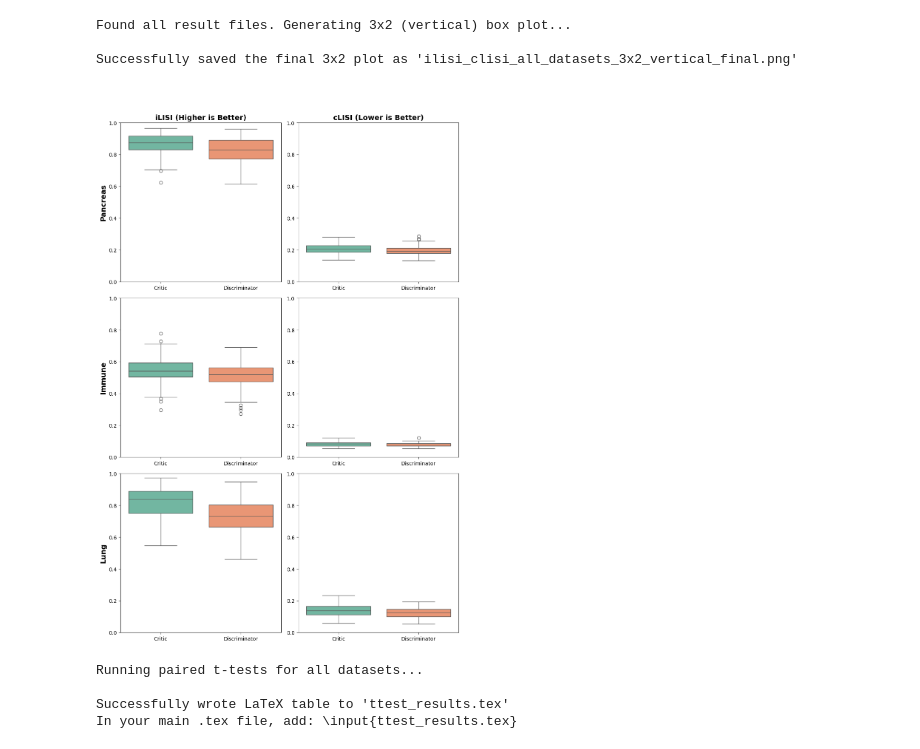
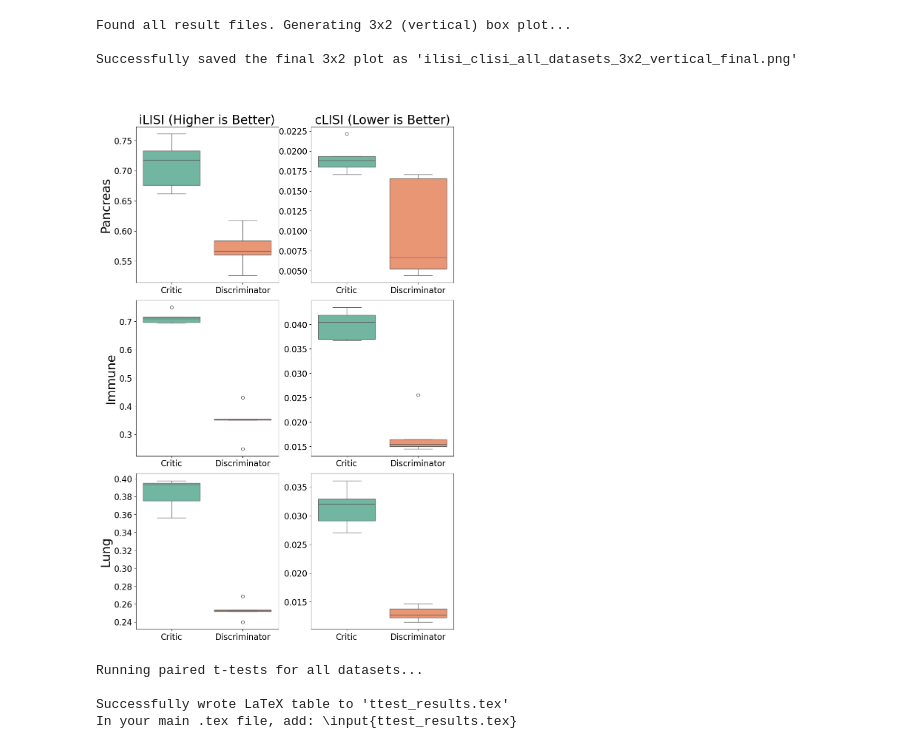
Before and after one commit to kreid415/wasserstein-critic-deconfounding, a Jupyter notebook: notebooks/results_figures.ipynb, the cells around one changed output. Cells and saved outputs as stored; diff of their text form; code cells hidden in the pictures.

Commit message:
Update plots

```diff
--- a/notebooks/results_figures.ipynb
+++ b/notebooks/results_figures.ipynb
@@ -25,7 +24,7 @@ import os
 # --- 1. Define Dataset Files ---
 results_dir = "results"
 dataset_files = {
-    "Pancreas": os.path.join(results_dir, "pancrease_binary_nested_cv_results.csv"),
+    "Pancreas": os.path.join(results_dir, "pancreas_binary_nested_cv_results.csv"),
     "Immune": os.path.join(results_dir, "immune_binary_nested_cv_results.csv"),
     "Lung": os.path.join(results_dir, "lung_binary_nested_cv_results.csv")
 }
@@ -88,17 +87,21 @@ else:
         )
 
         # --- 5. Customize Subplots ---
-        ax_ilisi.set_ylabel(title, fontsize=14, fontweight='bold')
+        ax_ilisi.set_ylabel(title, fontsize=24)
         ax_clisi.set_ylabel("")
 
         # Set Y-axis limits to (0, 1)
-        ax_ilisi.set_ylim(0.0, 1.0)
-        ax_clisi.set_ylim(0.0, 1.0)
+        # ax_ilisi.set_ylim(0.0, 1.0)
+        # ax_clisi.set_ylim(0.0, 0.05)
+
+        # increase tick label size
+        ax_ilisi.tick_params(axis='both', which='major', labelsize=16)
+        ax_clisi.tick_params(axis='both', which='major', labelsize=16)
 
         # Set titles for the top row
         if i == 0:
-            ax_ilisi.set_title("iLISI (Higher is Better)", fontsize=14, fontweight='bold')
-            ax_clisi.set_title("cLISI (Lower is Better)", fontsize=14, fontweight='bold')
+            ax_ilisi.set_title("iLISI (Higher is Better)", fontsize=24)
+            ax_clisi.set_title("cLISI (Lower is Better)", fontsize=24)
         else:
             ax_ilisi.set_title("")
             ax_clisi.set_title("")
@@ -109,34 +112,34 @@ else:
 
     # --- 6. Handle the Legend (CHANGED) ---
     # Get handles and labels from the first plot
     handles, labels = axes[0, 0].get_legend_handles_labels()
 
     # Add 'frameon=False' to remove the "strange square"
     fig.legend(handles, labels,
                loc='upper center',
                bbox_to_anchor=(0.5, 1.01),
                ncol=2,
                title=None,
                fontsize=12,
                frameon=False  # <-- THIS IS THE FIX
     )
 
     # Adjust layout
     plt.tight_layout(rect=[0, 0, 1, 0.97])
 
     # --- 7. Save and Show the Final Figure ---
     output_filename = "ilisi_clisi_all_datasets_3x2_vertical_final.png"
     plt.savefig(output_filename, dpi=300, bbox_inches='tight')
 
     print(f"\nSuccessfully saved the final 3x2 plot as '{output_filename}'")
 
     # Show the plot inline in the notebook
     plt.show()
 # %% [output]
 Found all result files. Generating 3x2 (vertical) box plot...
 
 Successfully saved the final 3x2 plot as 'ilisi_clisi_all_datasets_3x2_vertical_final.png'
-[figure, old version]
+[figure, new version]
 # %%
 import pandas as pd
 import numpy as np
```
Also changed, not shown: parts of 2 cells of this notebook, 1 other file.
